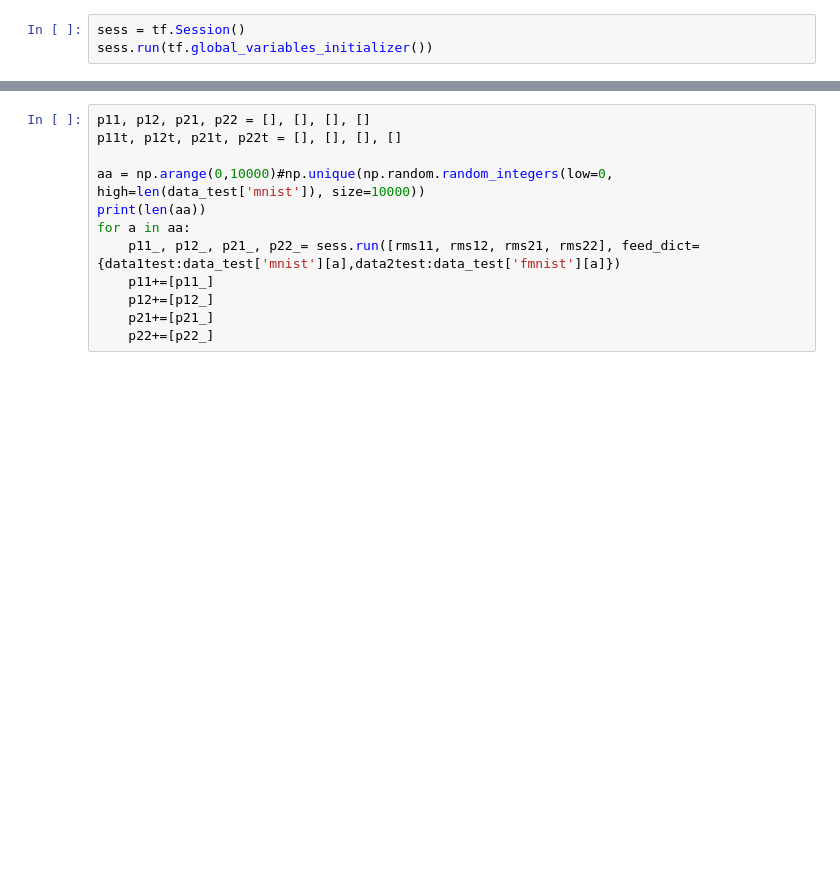
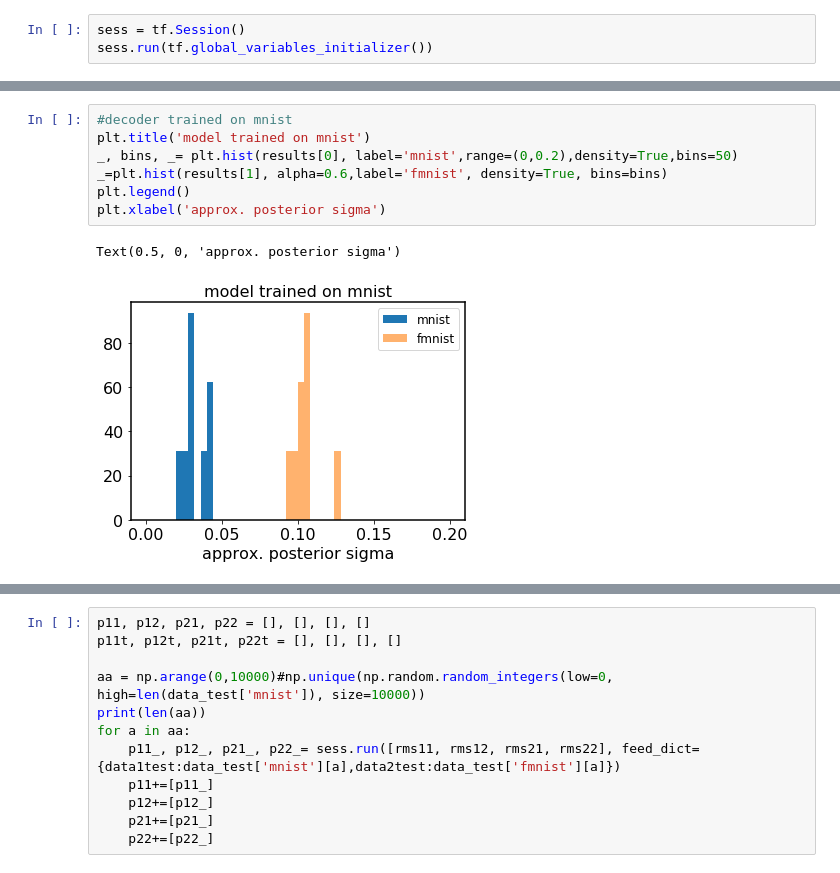
Before and after one commit to VMBoehm/vae, a Jupyter notebook: notebooks/CheckDataConsistency.ipynb, the cells around one changed output, grey strips where cells are left out. Drawn from its saved outputs; the diff is of its cells as text; blank space fills up the shorter version.

```diff
--- a/notebooks/CheckDataConsistency.ipynb
+++ b/notebooks/CheckDataConsistency.ipynb
@@ -206,0 +401,10 @@ for jj in range(6):
+# %%
+#decoder trained on mnist
+plt.title('model trained on mnist')
+_, bins, _= plt.hist(results[0], label='mnist',range=(0,0.2),density=True,bins=50)
+_=plt.hist(results[1], alpha=0.6,label='fmnist', density=True, bins=bins)
+plt.legend()
+plt.xlabel('approx. posterior sigma')
+# %% [output]
+Text(0.5, 0, 'approx. posterior sigma')
+[figure, added]
```
Also changed, not shown: parts of 11 cells of this notebook.
